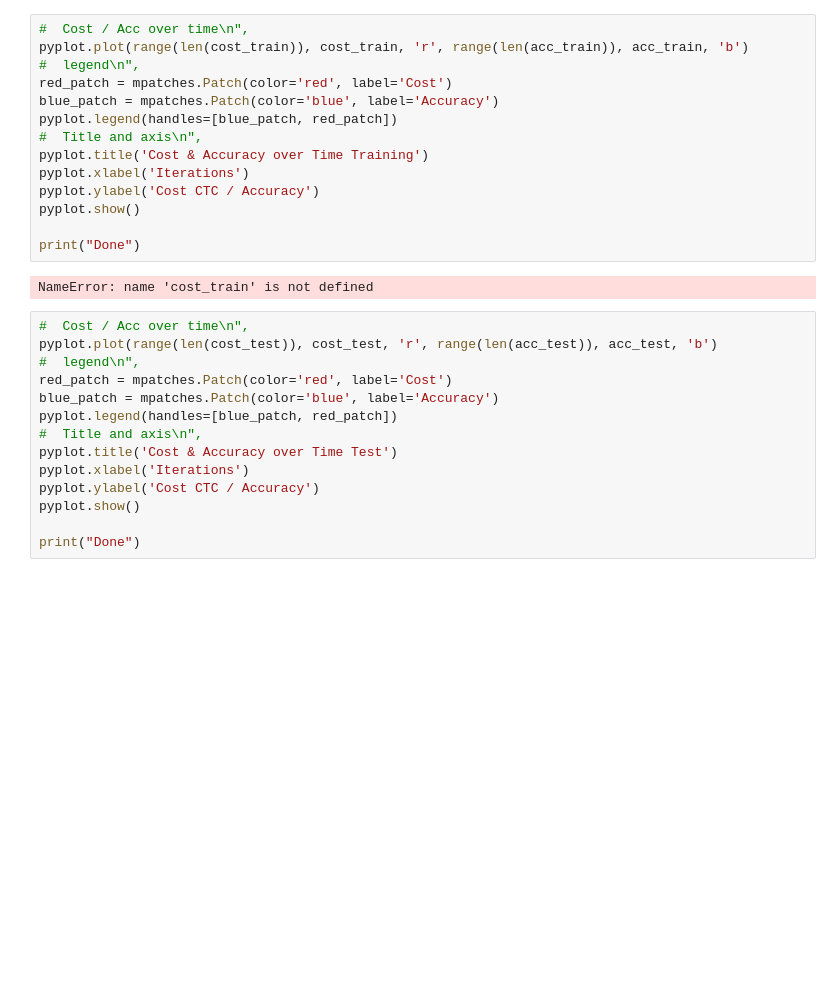
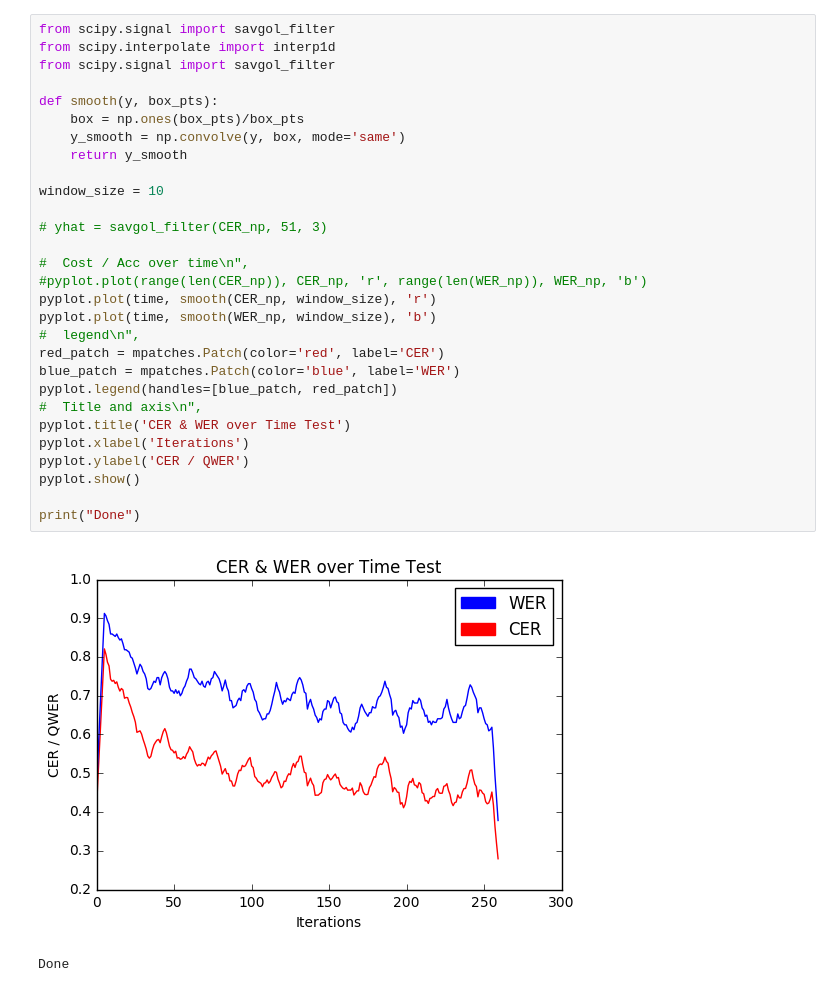
Before and after one commit to eng-tsmith/HandwritingRecognition, a Jupyter notebook: Output/plot_results_safe.ipynb, the cells around one changed output. Drawn from its saved outputs; the diff is of its cells as text; blank space fills up the shorter version.

```diff
--- a/Output/plot_results_safe.ipynb
+++ b/Output/plot_results_safe.ipynb
@@ -38,30 +57,32 @@ FileNotFoundError: [Errno 2] No such file or directory: '/HandwritingRecognition
 # %%
+from scipy.signal import savgol_filter
+from scipy.interpolate import interp1d
+from scipy.signal import savgol_filter
+
+def smooth(y, box_pts):
+    box = np.ones(box_pts)/box_pts
+    y_smooth = np.convolve(y, box, mode='same')
+    return y_smooth
+
+window_size = 10
+
+# yhat = savgol_filter(CER_np, 51, 3)
+
 #  Cost / Acc over time\n",
-pyplot.plot(range(len(cost_train)), cost_train, 'r', range(len(acc_train)), acc_train, 'b')
+#pyplot.plot(range(len(CER_np)), CER_np, 'r', range(len(WER_np)), WER_np, 'b')
+pyplot.plot(time, smooth(CER_np, window_size), 'r')
+pyplot.plot(time, smooth(WER_np, window_size), 'b')
 #  legend\n",
-red_patch = mpatches.Patch(color='red', label='Cost')
-blue_patch = mpatches.Patch(color='blue', label='Accuracy')
+red_patch = mpatches.Patch(color='red', label='CER')
+blue_patch = mpatches.Patch(color='blue', label='WER')
 pyplot.legend(handles=[blue_patch, red_patch])
 #  Title and axis\n",
-pyplot.title('Cost & Accuracy over Time Training')
+pyplot.title('CER & WER over Time Test')
 pyplot.xlabel('Iterations')
-pyplot.ylabel('Cost CTC / Accuracy')
+pyplot.ylabel('CER / QWER')
 pyplot.show()
 
 print("Done")
 # %% [output]
+[figure, added]
-NameError: name 'cost_train' is not defined
+Done
-# %%
-#  Cost / Acc over time\n",
-pyplot.plot(range(len(cost_test)), cost_test, 'r', range(len(acc_test)), acc_test, 'b')
-#  legend\n",
-red_patch = mpatches.Patch(color='red', label='Cost')
-blue_patch = mpatches.Patch(color='blue', label='Accuracy')
-pyplot.legend(handles=[blue_patch, red_patch])
-#  Title and axis\n",
-pyplot.title('Cost & Accuracy over Time Test')
-pyplot.xlabel('Iterations')
-pyplot.ylabel('Cost CTC / Accuracy')
-pyplot.show()
-
-print("Done")
```
Also changed, not shown: parts of 2 cells of this notebook.
